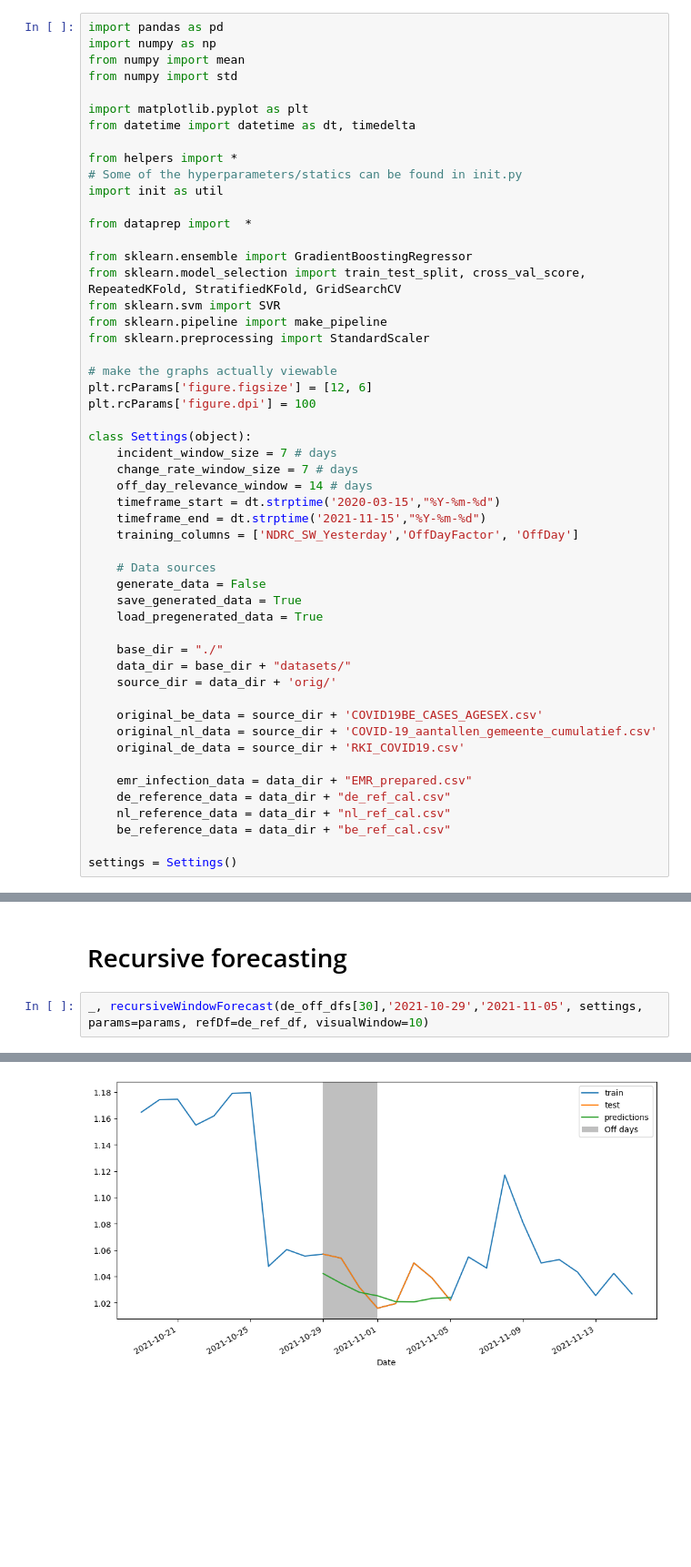
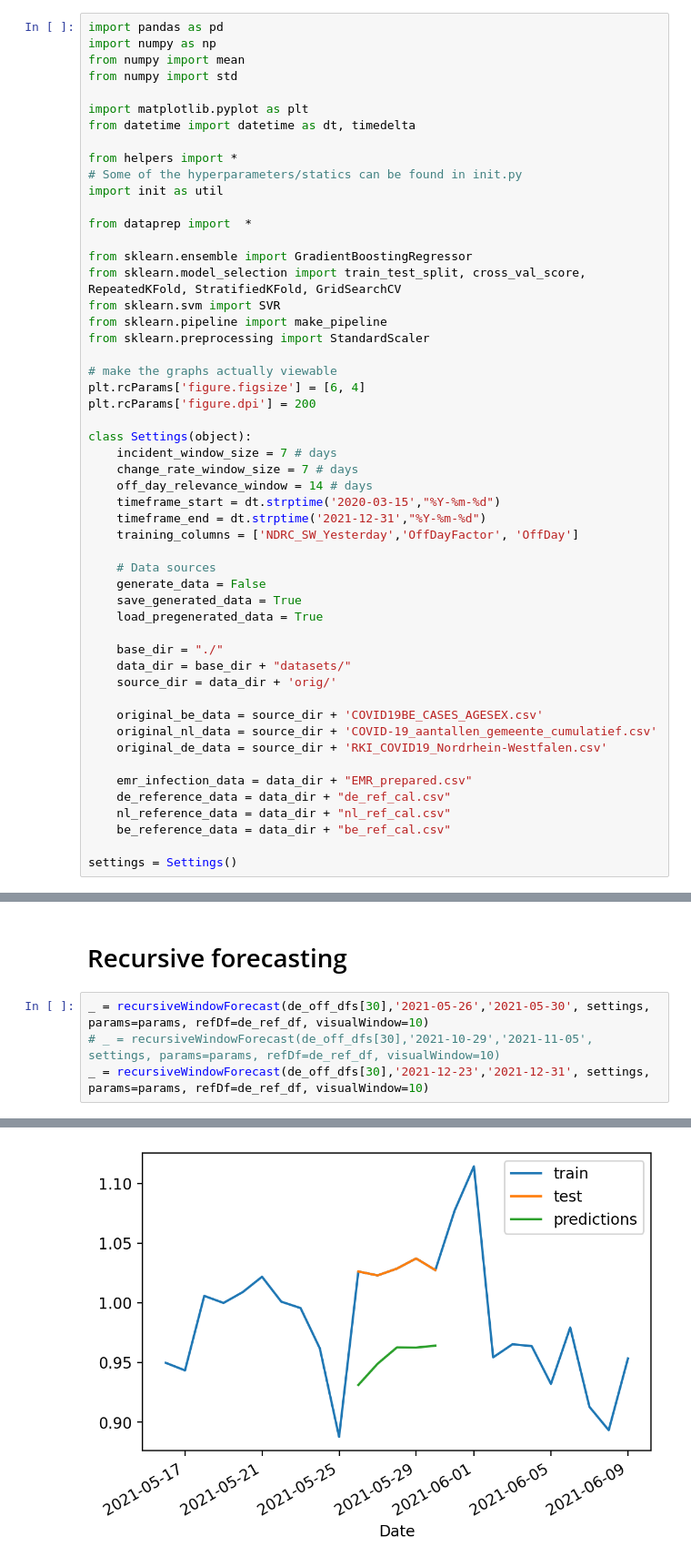
Before and after one commit to GruenerT/DS2_EMR_CoViD_eval, a Jupyter notebook: Seminar_CoViD_tristate_comparison.ipynb, the cells around one changed output, grey strips where cells are left out. Shown at 91% size. Cells and saved outputs as stored; diff of their text form; blank space fills up the shorter version.

```diff
--- a/Seminar_CoViD_tristate_comparison.ipynb
+++ b/Seminar_CoViD_tristate_comparison.ipynb
@@ -35,15 +31,15 @@ from sklearn.pipeline import make_pipeline
 from sklearn.preprocessing import StandardScaler
 
 # make the graphs actually viewable
-plt.rcParams['figure.figsize'] = [12, 6]
-plt.rcParams['figure.dpi'] = 100
+plt.rcParams['figure.figsize'] = [6, 4]
+plt.rcParams['figure.dpi'] = 200
 
 class Settings(object):
     incident_window_size = 7 # days
     change_rate_window_size = 7 # days
     off_day_relevance_window = 14 # days
     timeframe_start = dt.strptime('2020-03-15',"%Y-%m-%d")
-    timeframe_end = dt.strptime('2021-11-15',"%Y-%m-%d")
+    timeframe_end = dt.strptime('2021-12-31',"%Y-%m-%d")
     training_columns = ['NDRC_SW_Yesterday','OffDayFactor', 'OffDay']
 
     # Data sources
@@ -57,7 +53,7 @@ class Settings(object):
 
     original_be_data = source_dir + 'COVID19BE_CASES_AGESEX.csv'
     original_nl_data = source_dir + 'COVID-19_aantallen_gemeente_cumulatief.csv'
-    original_de_data = source_dir + 'RKI_COVID19.csv'
+    original_de_data = source_dir + 'RKI_COVID19_Nordrhein-Westfalen.csv'
 
     emr_infection_data = data_dir + "EMR_prepared.csv"
     de_reference_data = data_dir + "de_ref_cal.csv"
@@ -261,5 +310,7 @@ def doRunSkForecaster():
 # %% [markdown]
 # Recursive forecasting
 # %%
-_, recursiveWindowForecast(de_off_dfs[30],'2021-10-29','2021-11-05', settings, params=params, refDf=de_ref_df, visualWindow=10)
+_ = recursiveWindowForecast(de_off_dfs[30],'2021-05-26','2021-05-30', settings, params=params, refDf=de_ref_df, visualWindow=10)
+# _ = recursiveWindowForecast(de_off_dfs[30],'2021-10-29','2021-11-05', settings, params=params, refDf=de_ref_df, visualWindow=10)
+_ = recursiveWindowForecast(de_off_dfs[30],'2021-12-23','2021-12-31', settings, params=params, refDf=de_ref_df, visualWindow=10)
 # %% [output]
@@ -276 +317 @@ _, recursiveWindowForecast(de_off_dfs[30],'2021-10-29','2021-11-05', settings, p
-[figure, old version]
+[figure, new version]
```
Also changed, not shown: parts of 24 cells of this notebook, 6 other files.
